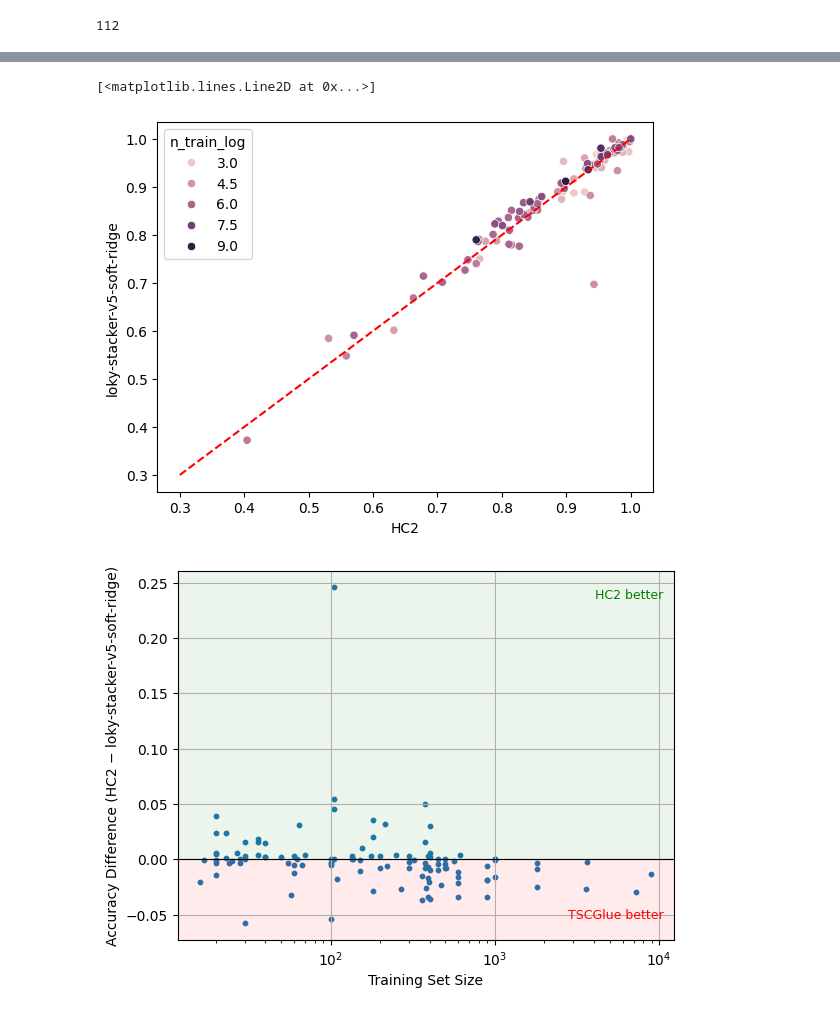
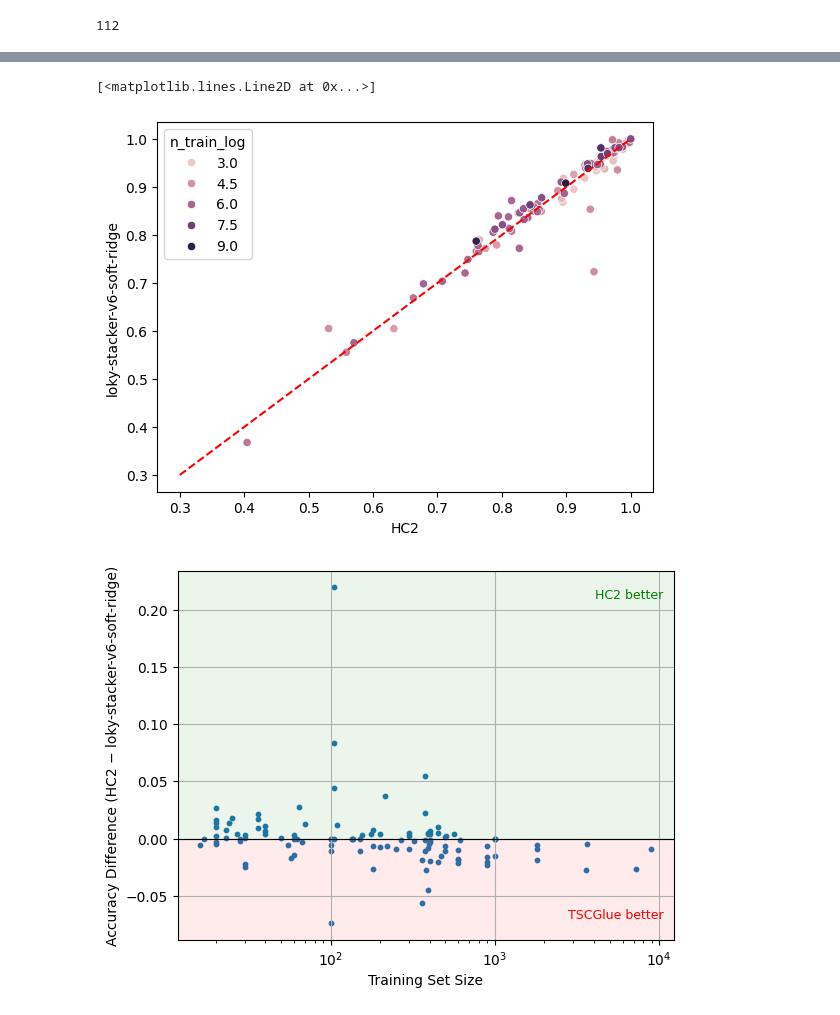
Before and after one commit to gasperpetelin/TSCGlue, a Jupyter notebook: notebooks/bakeoff.ipynb, the cells around one changed output, grey strips where cells are left out. Drawn from its saved outputs; the diff is of its cells as text; code cells hidden in the pictures.

```diff
--- a/notebooks/bakeoff.ipynb
+++ b/notebooks/bakeoff.ipynb
@@ -64,7 +64,11 @@ df_performance_full = df_performance_full.drop([col for col in df_performance_fu
 drop_models = ['ShapeDTW', 'EE', 'ResNet', 'CNN',
                'CIF', 'BOSS', 'TSFresh', 'Arsenal',
                'HC1', 'Hydra', '1NN-DTW', 'ROCKET',
-               'Mini-R', 'WEASEL-D', 'InceptionT', 'Signatures', 'RISE', 'DrCIF', 'TDE'
+               'Mini-R', 'WEASEL-D', 'InceptionT', 'Signatures', 'RISE', 'DrCIF', 'TDE',
+               'loky-stacker-v5-soft-et',
+               'loky-stacker-v5-soft-ridge',
+               'loky-stacker-v5-soft-rf',
+               'loky-stacker-v5-r1',
 ]
 # %%
 df_performance_full = df_performance_full.drop(drop_models)
@@ -132,16 +164,16 @@ shape: (112, 32)
 | 0.867281 | 0.908339 | 0.899036 | 0.902927 | 0.871223 | 0.900048 | 0.842442 | 0.896572 | 0.817987 | 0.879021 | 0.833325 | ... |
 # %%
 m1 = 'HC2'
-m2 = 'loky-stacker-v5-soft-ridge'
+m2 = 'loky-stacker-v6-soft-ridge'
 data = df_performance_full.join(stats, on='dataset').with_columns(pl.col('n_train').log().alias('n_train_log')).sort('n_train')
 sns.scatterplot(data=data.to_pandas(), x=m1, y=m2, hue='n_train_log')
 #plt.scatter(clsf[m1], clsf[m2], alpha=0.7, edgecolors='b', s=5)
 plt.xlabel(m1)
 plt.ylabel(m2)
 plt.plot([0.3, 1], [0.3, 1], 'r--')
 # %% [output]
 [<matplotlib.lines.Line2D at 0x...>]
-[figure, old version]
+[figure, new version]
 # %%
 plt.scatter(data['n_train'], data[m1]-data[m2], s=10)
 plt.xlabel('Training Set Size')
@@ -161,7 +193,7 @@ Path(directory).mkdir(parents=True, exist_ok=True)
 
 plt.savefig(f"{directory}/train_size.pdf", bbox_inches='tight', pad_inches=0)
 # %% [output]
-[figure, old version]
+[figure, new version]
 # %%
 m1 = 'Hydra-MR'
 m2 = 'loky-stacker-v5-soft-ridge'
```
Also changed, not shown: parts of 12 cells of this notebook, 9 other files.
